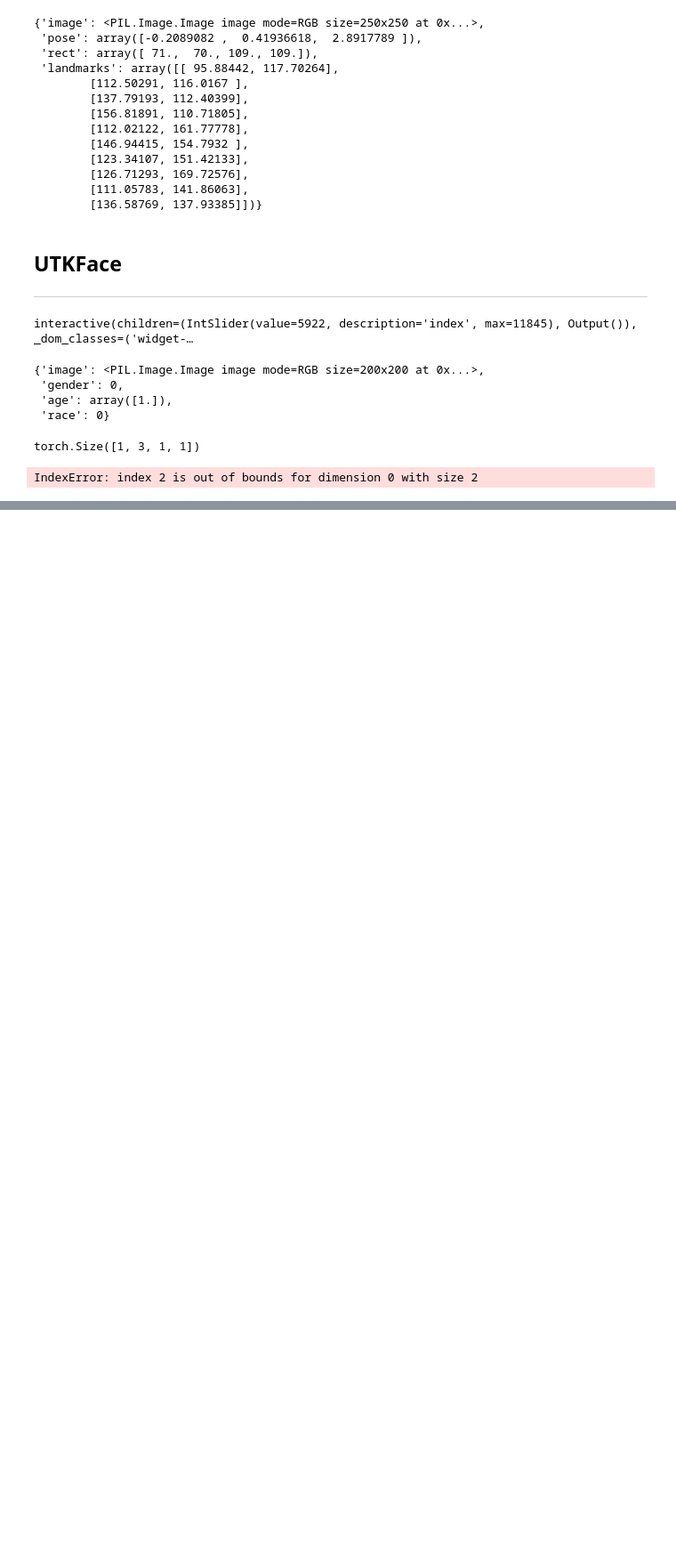
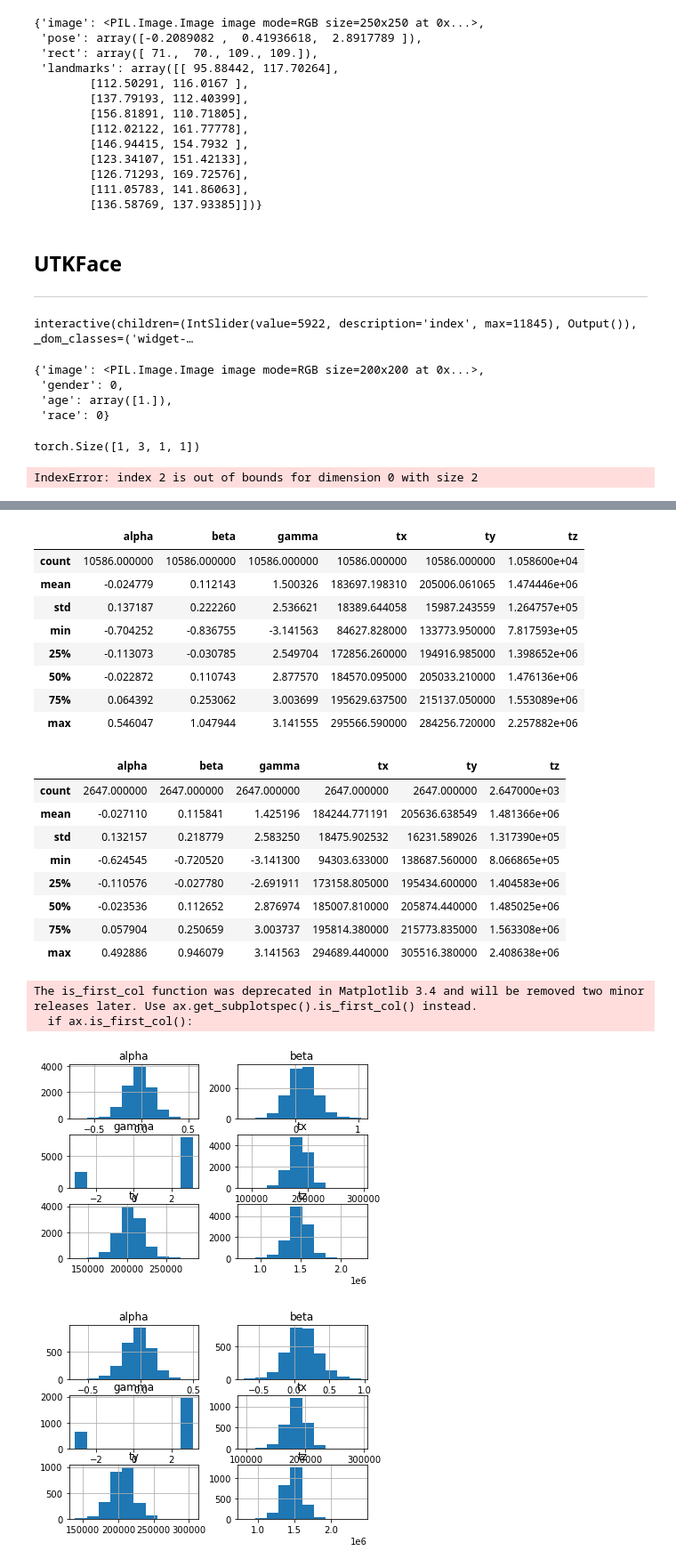
Before and after one commit to brunorafael223/ml2021, a Jupyter notebook: datasets.ipynb, the cells around one changed output, grey strips where cells are left out. Shown at 89% size. Saved outputs shown, nothing was run; the diff lists cells and outputs as text; code cells hidden in the pictures; blank space fills up the shorter version.

Commit message:
fix: lfw Gamma bug

```diff
--- a/datasets.ipynb
+++ b/datasets.ipynb
@@ -56,3 +56,30 @@ ar = torch.ones((2,3,224,224))*a
 ar[2,0]
 # %% [output]
 IndexError: index 2 is out of bounds for dimension 0 with size 2
+# %%
+import os, os.path as osp
+filepath = osp.join("../datasets/LFW/", f"LFW-Poses.txt")
+# %%
+import pandas as pd
+
+def read_pose_file(filepath):
+    with open(filepath,'r') as f:
+        data = f.readlines()
+    data_list = []
+    for d in data:
+        line = d.replace("\n","").split("  ")[1:]
+        data_list.append(list(map(float,line)))
+    return data_list
+
+data_list = read_pose_file(filepath)
+df = pd.DataFrame(data_list)
+df.columns = ["alpha","beta","gamma","tx","ty","tz"]
+display(df.describe())
+# df.beta.hist()
+# df.values[:,2].max()
+import numpy as np
+
+lg = df.gamma < 0
+print(lg)
+df["gamma"] = df["gamma"] + lg*(2*np.pi)
+display(df.describe())
@@ -58,0 +121,33 @@ IndexError: index 2 is out of bounds for dimension 0 with size 2
+# %%
+aset=df.iloc[:10586]
+bset=df.iloc[10586:]
+display(aset.describe())
+display(bset.describe())
+
+import matplotlib.pyplot as plt
+ax = aset.hist()
+b = bset.hist()
+plt.show()
+# %% [output]
+|  | alpha | beta | gamma | tx | ty | tz |
+| count | 10586.000000 | 10586.000000 | 10586.000000 | 10586.000000 | 10586.000000 | 1.058600e+04 |
+| mean | -0.024779 | 0.112143 | 1.500326 | 183697.198310 | 205006.061065 | 1.474446e+06 |
+| std | 0.137187 | 0.222260 | 2.536621 | 18389.644058 | 15987.243559 | 1.264757e+05 |
+| min | -0.704252 | -0.836755 | -3.141563 | 84627.828000 | 133773.950000 | 7.817593e+05 |
+| 25% | -0.113073 | -0.030785 | 2.549704 | 172856.260000 | 194916.985000 | 1.398652e+06 |
+| 50% | -0.022872 | 0.110743 | 2.877570 | 184570.095000 | 205033.210000 | 1.476136e+06 |
+| 75% | 0.064392 | 0.253062 | 3.003699 | 195629.637500 | 215137.050000 | 1.553089e+06 |
+| max | 0.546047 | 1.047944 | 3.141555 | 295566.590000 | 284256.720000 | 2.257882e+06 |
+|  | alpha | beta | gamma | tx | ty | tz |
+| count | 2647.000000 | 2647.000000 | 2647.000000 | 2647.000000 | 2647.000000 | 2.647000e+03 |
+| mean | -0.027110 | 0.115841 | 1.425196 | 184244.771191 | 205636.638549 | 1.481366e+06 |
+| std | 0.132157 | 0.218779 | 2.583250 | 18475.902532 | 16231.589026 | 1.317390e+05 |
+| min | -0.624545 | -0.720520 | -3.141300 | 94303.633000 | 138687.560000 | 8.066865e+05 |
+| 25% | -0.110576 | -0.027780 | -2.691911 | 173158.805000 | 195434.600000 | 1.404583e+06 |
+| 50% | -0.023536 | 0.112652 | 2.876974 | 185007.810000 | 205874.440000 | 1.485025e+06 |
+| 75% | 0.057904 | 0.250659 | 3.003737 | 195814.380000 | 215773.835000 | 1.563308e+06 |
+| max | 0.492886 | 0.946079 | 3.141563 | 294689.440000 | 305516.380000 | 2.408638e+06 |
+The is_first_col function was deprecated in Matplotlib 3.4 and will be removed two minor releases later. Use ax.get_subplotspec().is_first_col() instead.
+  if ax.is_first_col():
+[figure, added]
+[figure, added]
```
Also changed, not shown: parts of 1 cell of this notebook, 4 other files.
